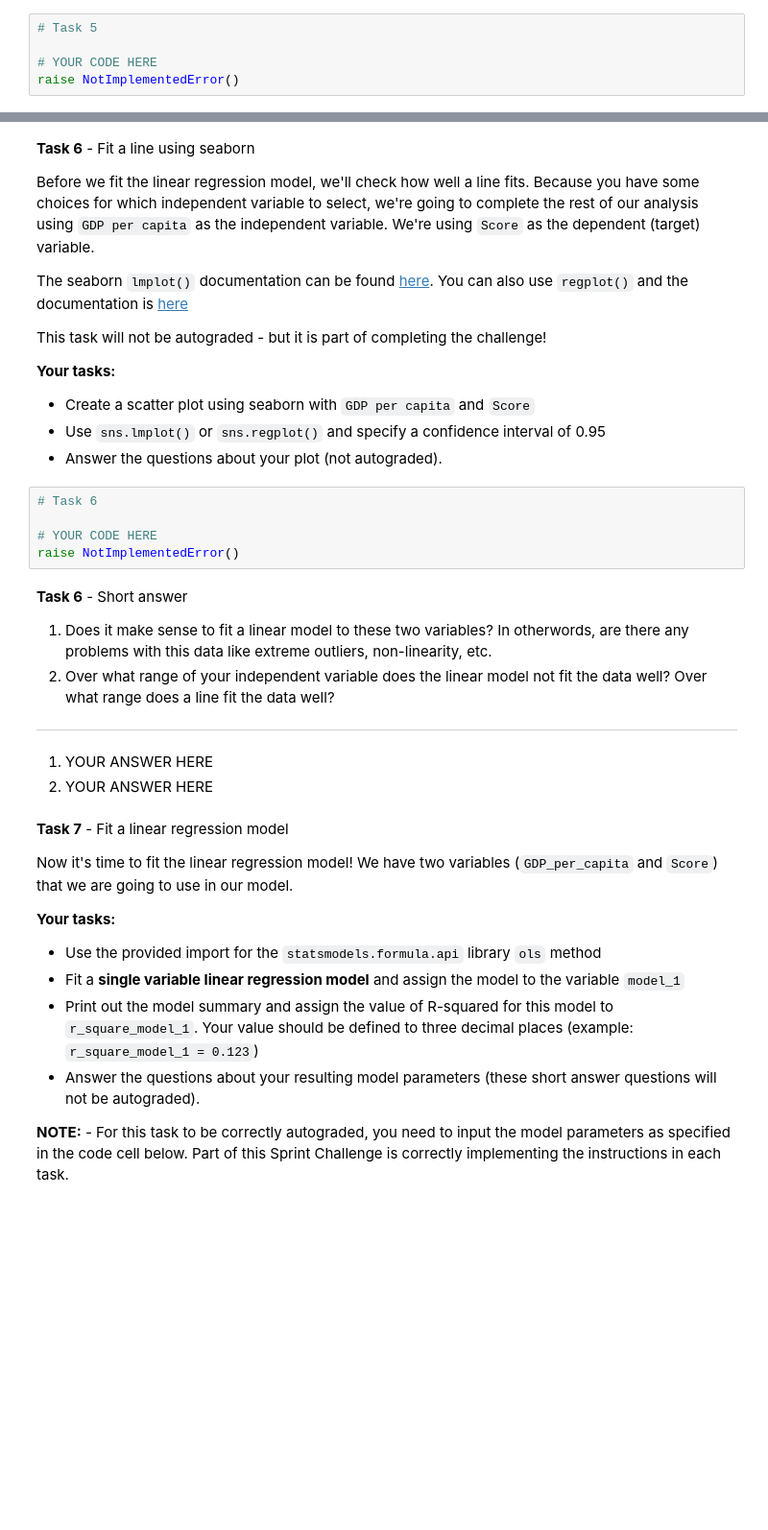
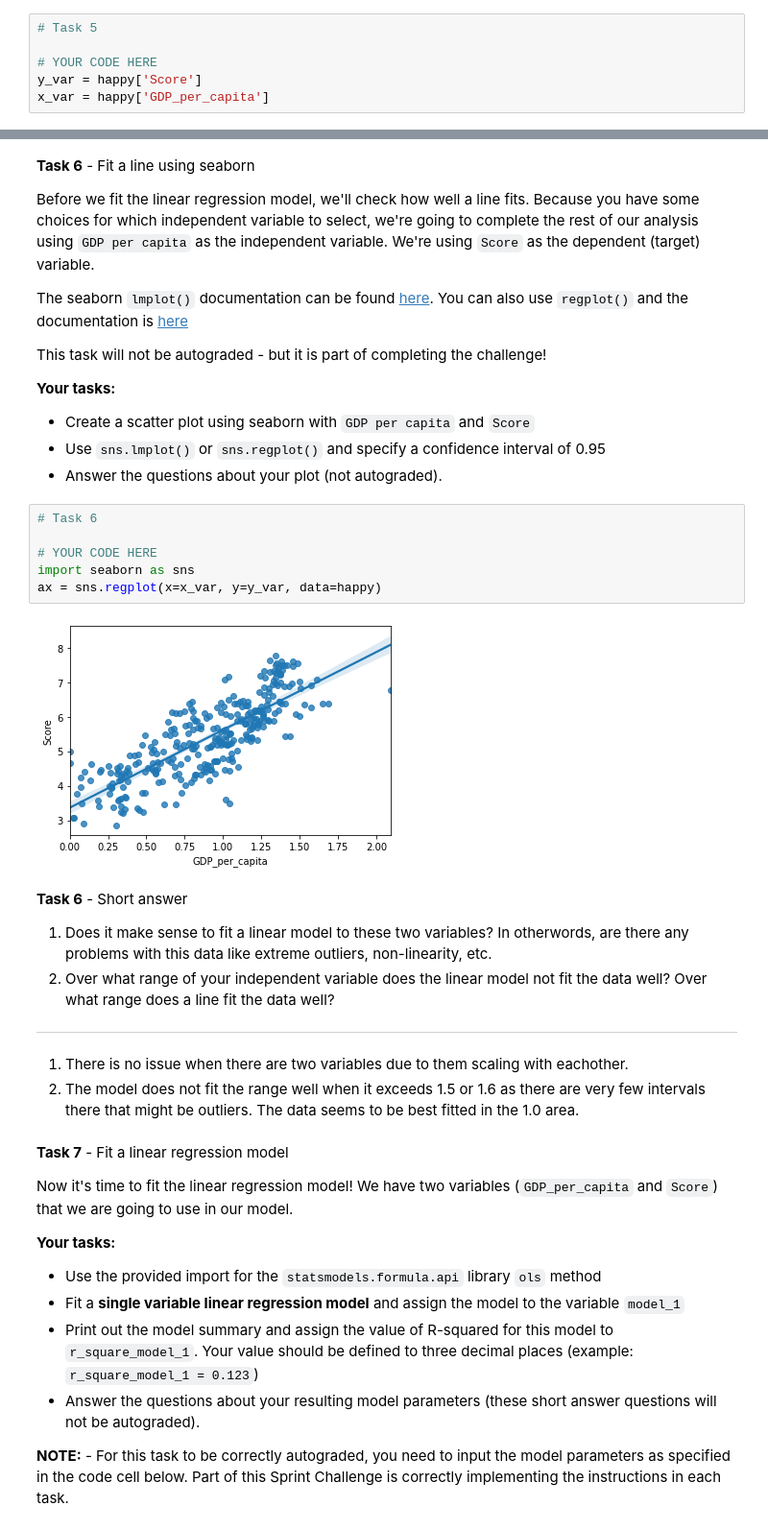
Before and after one commit to lucaanescu/DS-Unit-1-Sprint-3-Linear-Algebra, a Jupyter notebook: LS_DS_Unit1_Sprint3_Challenge.ipynb, the cells around one changed output, grey strips where cells are left out. Shown at 96% size. Drawn from its saved outputs; the diff is of its cells as text; blank space fills up the shorter version.

```diff
--- a/LS_DS_Unit1_Sprint3_Challenge.ipynb
+++ b/LS_DS_Unit1_Sprint3_Challenge.ipynb
@@ -178,7 +178,8 @@ Before we fit a linear regression to the variables in this data set, we need to
 # Task 5
 
 # YOUR CODE HERE
-raise NotImplementedError()
+y_var = happy['Score']
+x_var = happy['GDP_per_capita']
 # %% [markdown]
 **Task 5 Test**
 # %%
@@ -199,11 +200,14 @@ This task will not be autograded - but it is part of completing the challenge!
 * Create a scatter plot using seaborn with `GDP per capita` and `Score`
 * Use `sns.lmplot()` or `sns.regplot()` and specify a confidence interval of 0.95
 * Answer the questions about your plot (not autograded).
-# %%
-# Task 6
-
-# YOUR CODE HERE
-raise NotImplementedError()
+# %%
+# Task 6
+
+# YOUR CODE HERE
+import seaborn as sns
+ax = sns.regplot(x=x_var, y=y_var, data=happy)
+# %% [output]
+[figure, added]
 # %% [markdown]
 **Task 6** - Short answer
 
@@ -212,8 +216,8 @@ raise NotImplementedError()
 
 ---
 
-1. YOUR ANSWER HERE
-2. YOUR ANSWER HERE
+1. There is no issue when there are two variables due to them scaling with eachother.
+2. The model does not fit the range well when it exceeds 1.5 or 1.6 as there are very few intervals there that might be outliers. The data seems to be best fitted in the 1.0 area.
 # %% [markdown]
 **Task 7** - Fit a linear regression model
 
```
Also changed, not shown: parts of 1 cell of this notebook.
